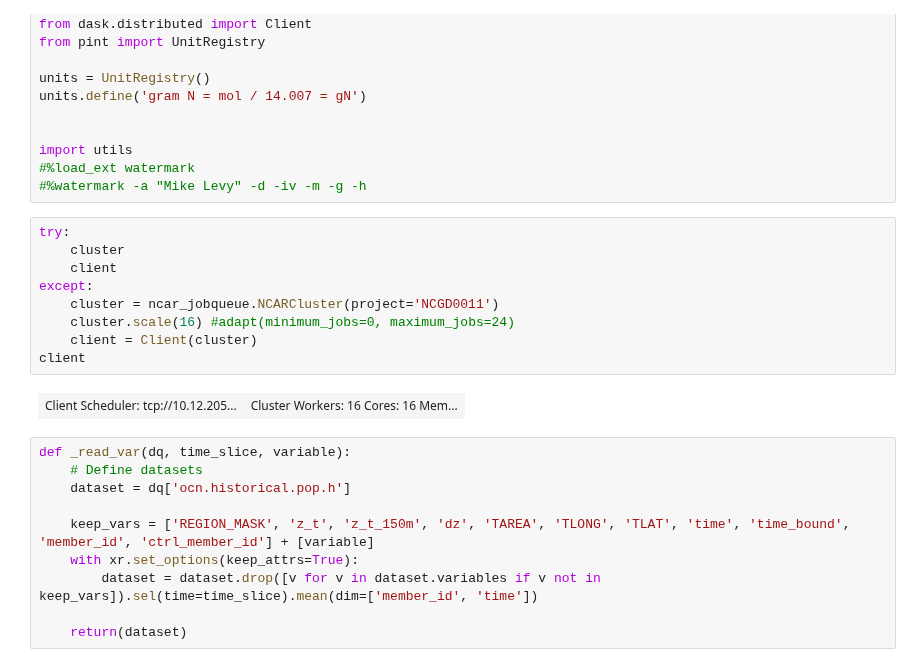
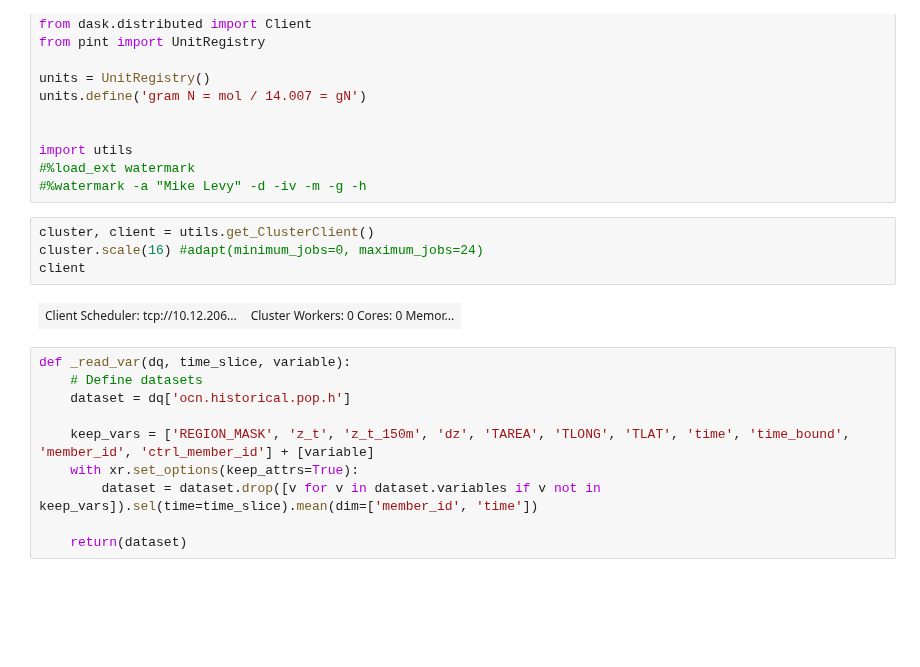
Before and after one commit to marbl-ecosys/cesm2-marbl, a Jupyter notebook: notebooks/_data-Ncycle.ipynb, the cells around one changed output. Saved outputs shown, nothing was run; the diff lists cells and outputs as text; blank space fills up the shorter version.

```diff
--- a/notebooks/_data-Ncycle.ipynb
+++ b/notebooks/_data-Ncycle.ipynb
@@ -30,16 +30,11 @@ import utils
 #%load_ext watermark
 #%watermark -a "Mike Levy" -d -iv -m -g -h
 # %%
-try:
-    cluster
-    client
-except:
-    cluster = ncar_jobqueue.NCARCluster(project='NCGD0011')
-    cluster.scale(16) #adapt(minimum_jobs=0, maximum_jobs=24)
-    client = Client(cluster)
+cluster, client = utils.get_ClusterClient()
+cluster.scale(16) #adapt(minimum_jobs=0, maximum_jobs=24)
 client
 # %% [output]
-| Client Scheduler: tcp://10.12.205... | Cluster Workers: 16 Cores: 16 Mem... |
+| Client Scheduler: tcp://10.12.206... | Cluster Workers: 0 Cores: 0 Memor... |
 # %%
 def _read_var(dq, time_slice, variable):
     # Define datasets
```
Also changed, not shown: parts of 7 cells of this notebook, 12 other files.
